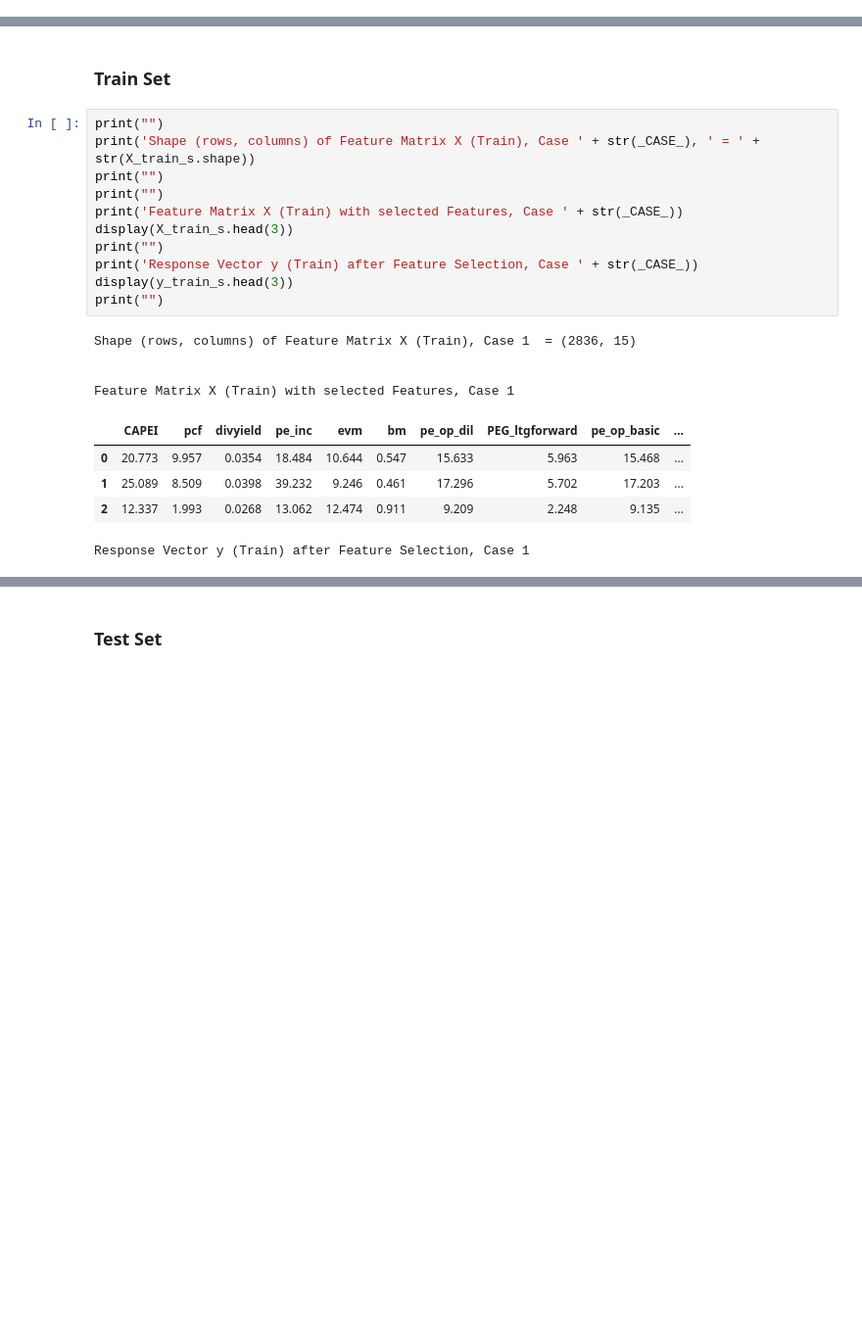
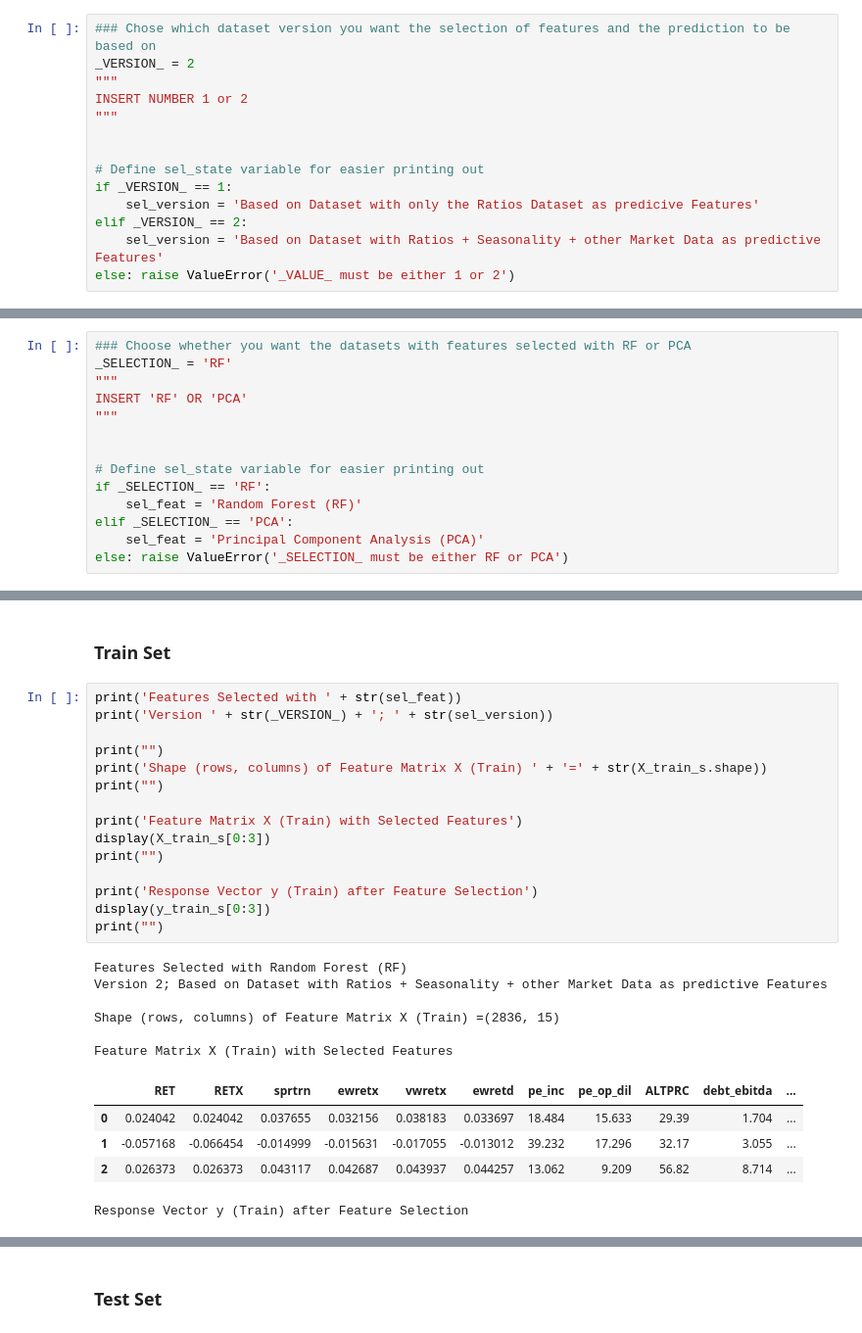
Before and after one commit to mathiasluethi/Machine_Learning_in_Finance_Group_Project, a Jupyter notebook: 3aa_prediction_svm.ipynb, the cells around one changed output, grey strips where cells are left out. Shown at 98% size. Cells and saved outputs as stored; diff of their text form; blank space fills up the shorter version.

```diff
--- a/3aa_prediction_svm.ipynb
+++ b/3aa_prediction_svm.ipynb
@@ -39,0 +39,14 @@ _CASE_ = 1
+# %%
+### Chose which dataset version you want the selection of features and the prediction to be based on
+_VERSION_ = 2
+"""
+INSERT NUMBER 1 or 2
+"""
+
+
+# Define sel_state variable for easier printing out
+if _VERSION_ == 1:
+    sel_version = 'Based on Dataset with only the Ratios Dataset as predicive Features'
+elif _VERSION_ == 2:
+    sel_version = 'Based on Dataset with Ratios + Seasonality + other Market Data as predictive Features'
+else: raise ValueError('_VALUE_ must be either 1 or 2')
@@ -40,3 +57,17 @@ _CASE_ = 1
+# %%
+### Choose whether you want the datasets with features selected with RF or PCA
+_SELECTION_ = 'RF'
+"""
+INSERT 'RF' OR 'PCA'
+"""
+
+
+# Define sel_state variable for easier printing out
+if _SELECTION_ == 'RF':
+    sel_feat = 'Random Forest (RF)'
+elif _SELECTION_ == 'PCA':
+    sel_feat = 'Principal Component Analysis (PCA)'
+else: raise ValueError('_SELECTION_ must be either RF or PCA')
 # %% [markdown]
 ## 3.1. Preparation
 # %% [markdown]
@@ -72,26 +114,32 @@ display(y_train_s.head(3))
 # %% [markdown]
 ### Train Set
 # %%
+print('Features Selected with ' + str(sel_feat))
+print('Version ' + str(_VERSION_) + '; ' + str(sel_version))
+
 print("")
-print('Shape (rows, columns) of Feature Matrix X (Train), Case ' + str(_CASE_), ' = ' + str(X_train_s.shape))
+print('Shape (rows, columns) of Feature Matrix X (Train) ' + '=' + str(X_train_s.shape))
 print("")
+
+print('Feature Matrix X (Train) with Selected Features')
+display(X_train_s[0:3])
 print("")
-print('Feature Matrix X (Train) with selected Features, Case ' + str(_CASE_))
-display(X_train_s.head(3))
+
+print('Response Vector y (Train) after Feature Selection')
+display(y_train_s[0:3])
 print("")
-print('Response Vector y (Train) after Feature Selection, Case ' + str(_CASE_))
-display(y_train_s.head(3))
-print("")
 # %% [output]
-Shape (rows, columns) of Feature Matrix X (Train), Case 1  = (2836, 15)
+Features Selected with Random Forest (RF)
+Version 2; Based on Dataset with Ratios + Seasonality + other Market Data as predictive Features
 
+Shape (rows, columns) of Feature Matrix X (Train) =(2836, 15)
 
-Feature Matrix X (Train) with selected Features, Case 1
+Feature Matrix X (Train) with Selected Features
-|  | CAPEI | pcf | divyield | pe_inc | evm | bm | pe_op_dil | PEG_ltgforward | pe_op_basic | ... |
-| 0 | 20.773 | 9.957 | 0.0354 | 18.484 | 10.644 | 0.547 | 15.633 | 5.963 | 15.468 | ... |
-| 1 | 25.089 | 8.509 | 0.0398 | 39.232 | 9.246 | 0.461 | 17.296 | 5.702 | 17.203 | ... |
-| 2 | 12.337 | 1.993 | 0.0268 | 13.062 | 12.474 | 0.911 | 9.209 | 2.248 | 9.135 | ... |
+|  | RET | RETX | sprtrn | ewretx | vwretx | ewretd | pe_inc | pe_op_dil | ALTPRC | debt_ebitda | ... |
+| 0 | 0.024042 | 0.024042 | 0.037655 | 0.032156 | 0.038183 | 0.033697 | 18.484 | 15.633 | 29.39 | 1.704 | ... |
+| 1 | -0.057168 | -0.066454 | -0.014999 | -0.015631 | -0.017055 | -0.013012 | 39.232 | 17.296 | 32.17 | 3.055 | ... |
+| 2 | 0.026373 | 0.026373 | 0.043117 | 0.042687 | 0.043937 | 0.044257 | 13.062 | 9.209 | 56.82 | 8.714 | ... |
-Response Vector y (Train) after Feature Selection, Case 1
+Response Vector y (Train) after Feature Selection
 |  | 0 |
 | 0 | 1 |
 | 1 | 0 |
```
Also changed, not shown: parts of 19 cells of this notebook, 1 other file.
